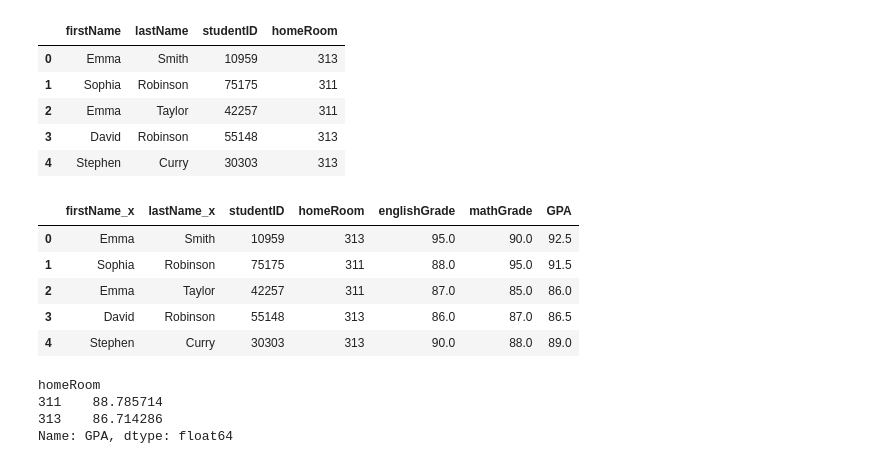
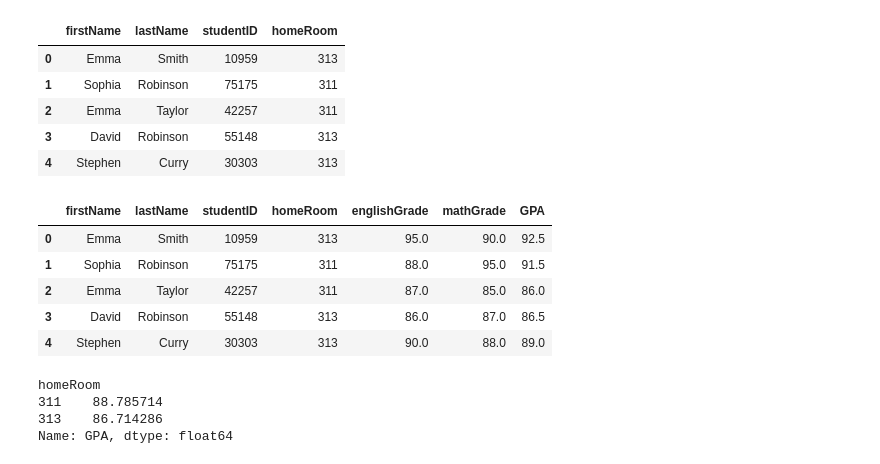
Before and after one commit to Deep-nav-auto-lab/engg680_2024_fall, a Jupyter notebook: Lab_Assignment1/Milena_Draft.ipynb, the cells around one changed output. Saved outputs shown, nothing was run; the diff lists cells and outputs as text; code cells hidden in the pictures.

```diff
--- a/Lab_Assignment1/Milena_Draft.ipynb
+++ b/Lab_Assignment1/Milena_Draft.ipynb
@@ -307,14 +295,13 @@ df_homeroom.head()
 # %%
 # Merge the studentHomerooms (df_homeroom) with the merged dataset (df_studentGrades). Make sure that the key you are joining on are the same typecast for both datasets.
 # Also ensure that there are no redundant columns, and finally display the first few rows.
 # Hint: try joining on more than one column to avoid having to drop redundant columns, ie. on=['studentID', '<ColumnA>', '<ColumnB>'] ...
 # (5 marks)
 
-df_studentInfo = pd.merge(df_homeroom, df_studentGrades, on='studentID')
-df_studentInfo = df_studentInfo.drop(columns=['firstName_y','lastName_y'])
+df_studentInfo = pd.merge(df_homeroom, df_studentGrades, on=['studentID', 'firstName', 'lastName'])
 df_studentInfo.head()
 # %% [output]
-|  | firstName_x | lastName_x | studentID | homeRoom | englishGrade | mathGrade | GPA |
+|  | firstName | lastName | studentID | homeRoom | englishGrade | mathGrade | GPA |
 | 0 | Emma | Smith | 10959 | 313 | 95.0 | 90.0 | 92.5 |
 | 1 | Sophia | Robinson | 75175 | 311 | 88.0 | 95.0 | 91.5 |
 | 2 | Emma | Taylor | 42257 | 311 | 87.0 | 85.0 | 86.0 |
```
Also changed, not shown: parts of 14 cells of this notebook, 3 other files.
